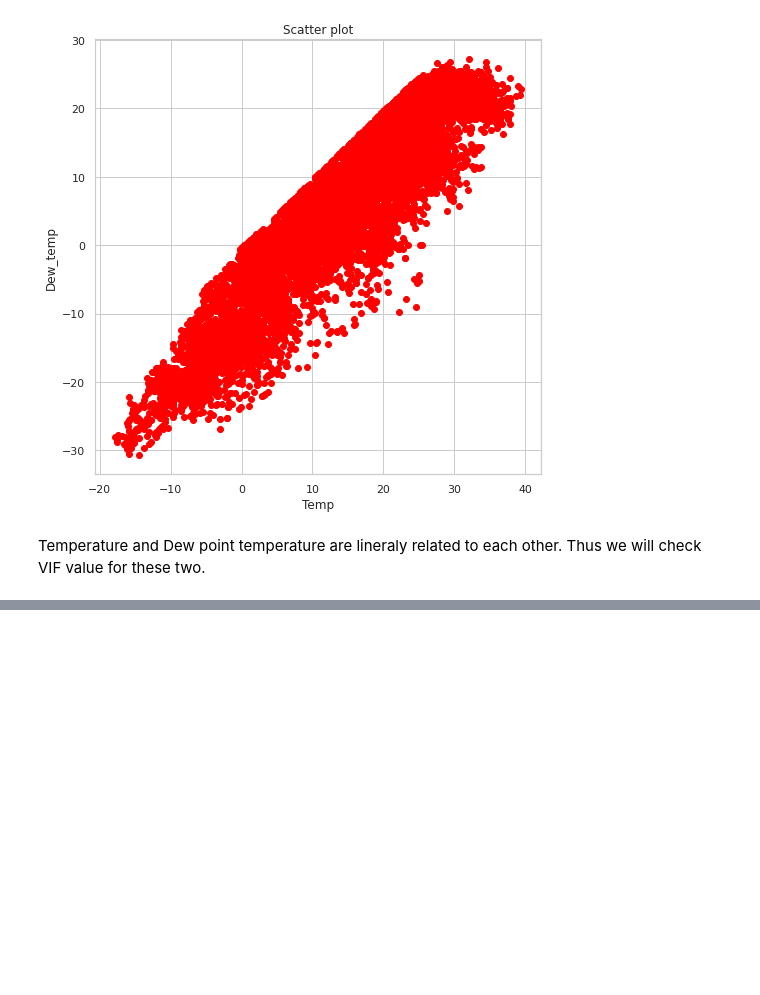
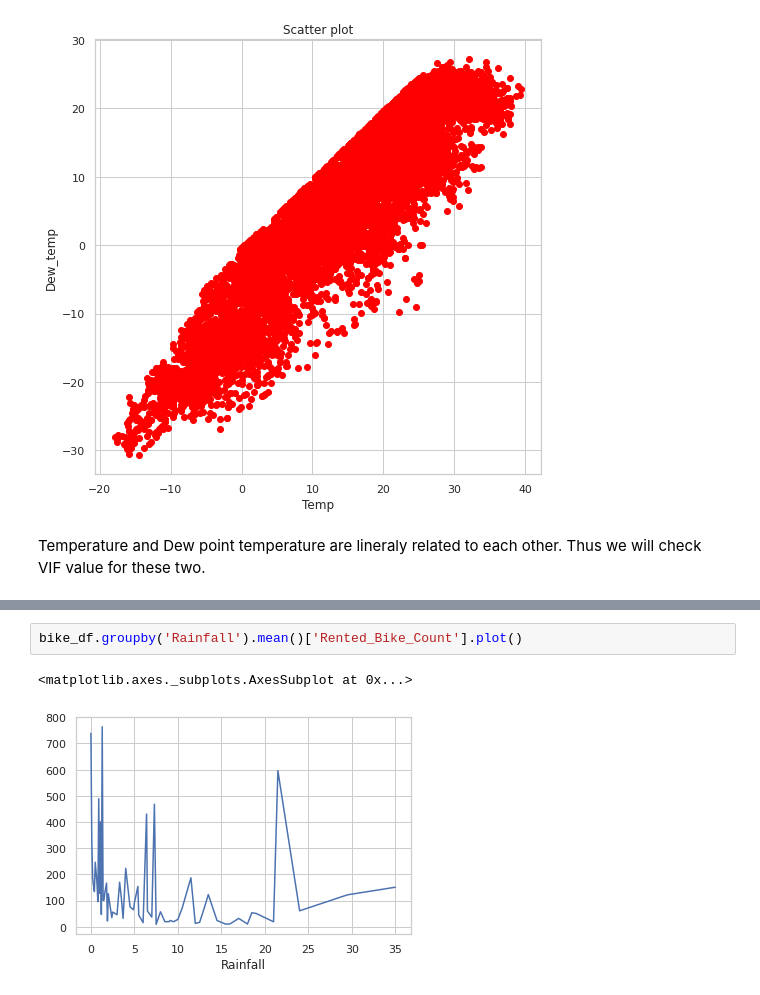
Before and after one commit to Tarungeed/Bike-sharing-prediction-, a Jupyter notebook: Bike_Sharing_Demand_Prediction_Capstone_Project.ipynb, the cells around one changed output, grey strips where cells are left out. Saved outputs shown, nothing was run; the diff lists cells and outputs as text; blank space fills up the shorter version.

```diff
--- a/Bike_Sharing_Demand_Prediction_Capstone_Project.ipynb
+++ b/Bike_Sharing_Demand_Prediction_Capstone_Project.ipynb
@@ -350,0 +356,5 @@ Temperature and Dew point temperature are lineraly related to each other. Thus w
+# %%
+bike_df.groupby('Rainfall').mean()['Rented_Bike_Count'].plot()
+# %% [output]
+<matplotlib.axes._subplots.AxesSubplot at 0x...>
+[figure, added]
```
Also changed, not shown: parts of 3 cells of this notebook.
